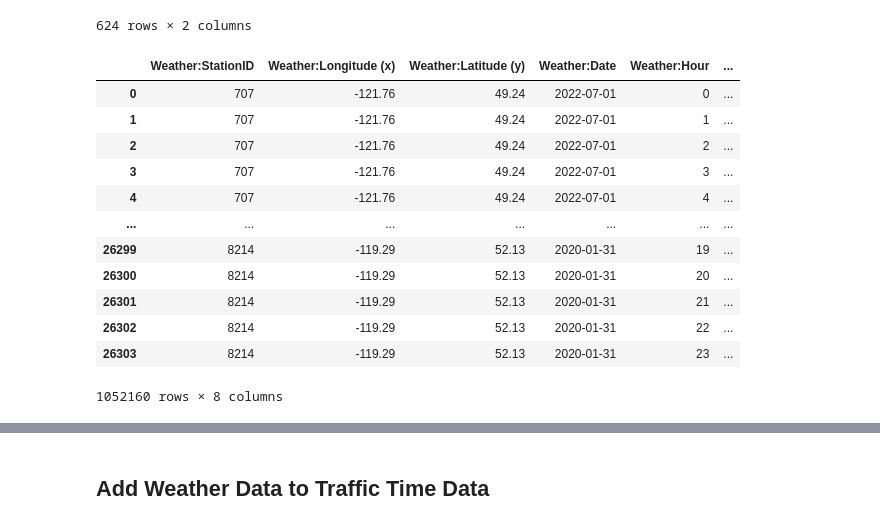
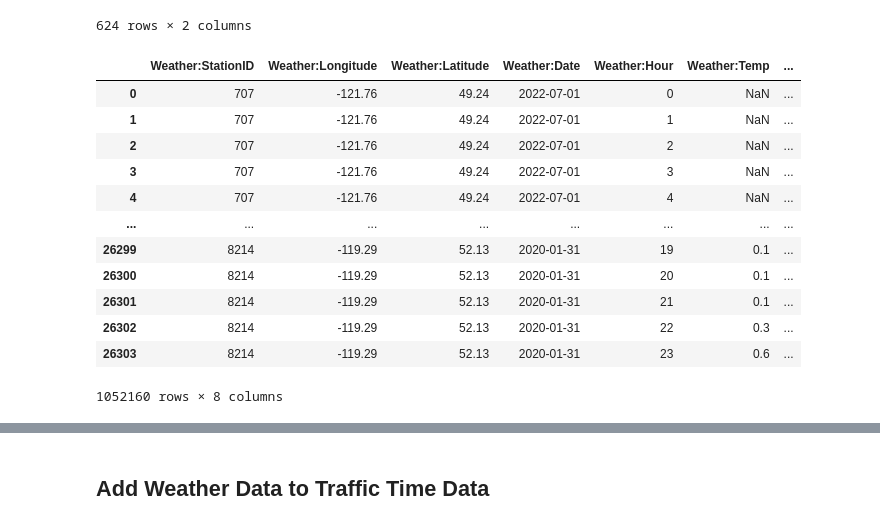
Before and after one commit to Gargoum-Lab/Workzone, a Jupyter notebook: data_cleaning_preprocessing.ipynb, the cells around one changed output, grey strips where cells are left out. Cells and saved outputs as stored; diff of their text form; code cells hidden in the pictures.

```diff
--- a/data_cleaning_preprocessing.ipynb
+++ b/data_cleaning_preprocessing.ipynb
@@ -364,38 +517,40 @@ df_matched_ids
 # %%
 df_weather = pd.DataFrame()
 
-# for station_id in df_matched_ids['Weather:StationID'].unique():
+# for station_id in df_matched_weather_ids['Weather:StationID'].unique():
 for folder_name in os.listdir(weather_path):
     station_id = int(folder_name)
     weather_joined_files = glob.glob(os.path.join(weather_path, f'{station_id}/*.csv'))
     df_weather_station = load_csv_to_df(weather_joined_files)
 
     df_weather_station.insert(loc=0, column='StationID', value=station_id)
     df_weather_station['Date/Time (LST)'] = pd.to_datetime(df_weather_station['Date/Time (LST)'])
     # df_weather_station['Date'] = df_weather_station['Date/Time (LST)'].dt.date
     df_weather_station.insert(loc=df_weather_station.columns.get_loc('Date/Time (LST)')+1, column='Date', value= df_weather_station['Date/Time (LST)'].dt.date)
     df_weather_station.insert(loc=df_weather_station.columns.get_loc('Time (LST)')+1, column='Hour', value= df_weather_station['Date/Time (LST)'].dt.hour)
 
     df_weather = pd.concat([df_weather, df_weather_station[['StationID', 'Longitude (x)', 'Latitude (y)', 'Date', 'Hour', 'Temp (°C)', 'Precip. Amount (mm)', 'Wind Spd (km/h)']]], axis=0)
 
 df_weather.rename(columns = {'Temp (°C)':'Temp',
                              'Precip. Amount (mm)':'Precip',
-                             'Wind Spd (km/h)':'WindSpd'},
+                             'Wind Spd (km/h)':'WindSpd',
+                             'Longitude (x)':'Longitude',
+                             'Latitude (y)':'Latitude'},
                   inplace=True)
 df_weather.columns = ['Weather:' + str(col) for col in df_weather.columns]
 
 df_weather
 # %% [output]
-|  | Weather:StationID | Weather:Longitude (x) | Weather:Latitude (y) | Weather:Date | Weather:Hour | ... |
-| 0 | 707 | -121.76 | 49.24 | 2022-07-01 | 0 | ... |
-| 1 | 707 | -121.76 | 49.24 | 2022-07-01 | 1 | ... |
-| 2 | 707 | -121.76 | 49.24 | 2022-07-01 | 2 | ... |
-| 3 | 707 | -121.76 | 49.24 | 2022-07-01 | 3 | ... |
-| 4 | 707 | -121.76 | 49.24 | 2022-07-01 | 4 | ... |
-| ... | ... | ... | ... | ... | ... | ... |
-| 26299 | 8214 | -119.29 | 52.13 | 2020-01-31 | 19 | ... |
-| 26300 | 8214 | -119.29 | 52.13 | 2020-01-31 | 20 | ... |
-| 26301 | 8214 | -119.29 | 52.13 | 2020-01-31 | 21 | ... |
-| 26302 | 8214 | -119.29 | 52.13 | 2020-01-31 | 22 | ... |
-| 26303 | 8214 | -119.29 | 52.13 | 2020-01-31 | 23 | ... |
+|  | Weather:StationID | Weather:Longitude | Weather:Latitude | Weather:Date | Weather:Hour | Weather:Temp | ... |
+| 0 | 707 | -121.76 | 49.24 | 2022-07-01 | 0 | NaN | ... |
+| 1 | 707 | -121.76 | 49.24 | 2022-07-01 | 1 | NaN | ... |
+| 2 | 707 | -121.76 | 49.24 | 2022-07-01 | 2 | NaN | ... |
+| 3 | 707 | -121.76 | 49.24 | 2022-07-01 | 3 | NaN | ... |
+| 4 | 707 | -121.76 | 49.24 | 2022-07-01 | 4 | NaN | ... |
+| ... | ... | ... | ... | ... | ... | ... | ... |
+| 26299 | 8214 | -119.29 | 52.13 | 2020-01-31 | 19 | 0.1 | ... |
+| 26300 | 8214 | -119.29 | 52.13 | 2020-01-31 | 20 | 0.1 | ... |
+| 26301 | 8214 | -119.29 | 52.13 | 2020-01-31 | 21 | 0.1 | ... |
+| 26302 | 8214 | -119.29 | 52.13 | 2020-01-31 | 22 | 0.3 | ... |
+| 26303 | 8214 | -119.29 | 52.13 | 2020-01-31 | 23 | 0.6 | ... |
 1052160 rows × 8 columns
```
Also changed, not shown: parts of 82 cells of this notebook.
